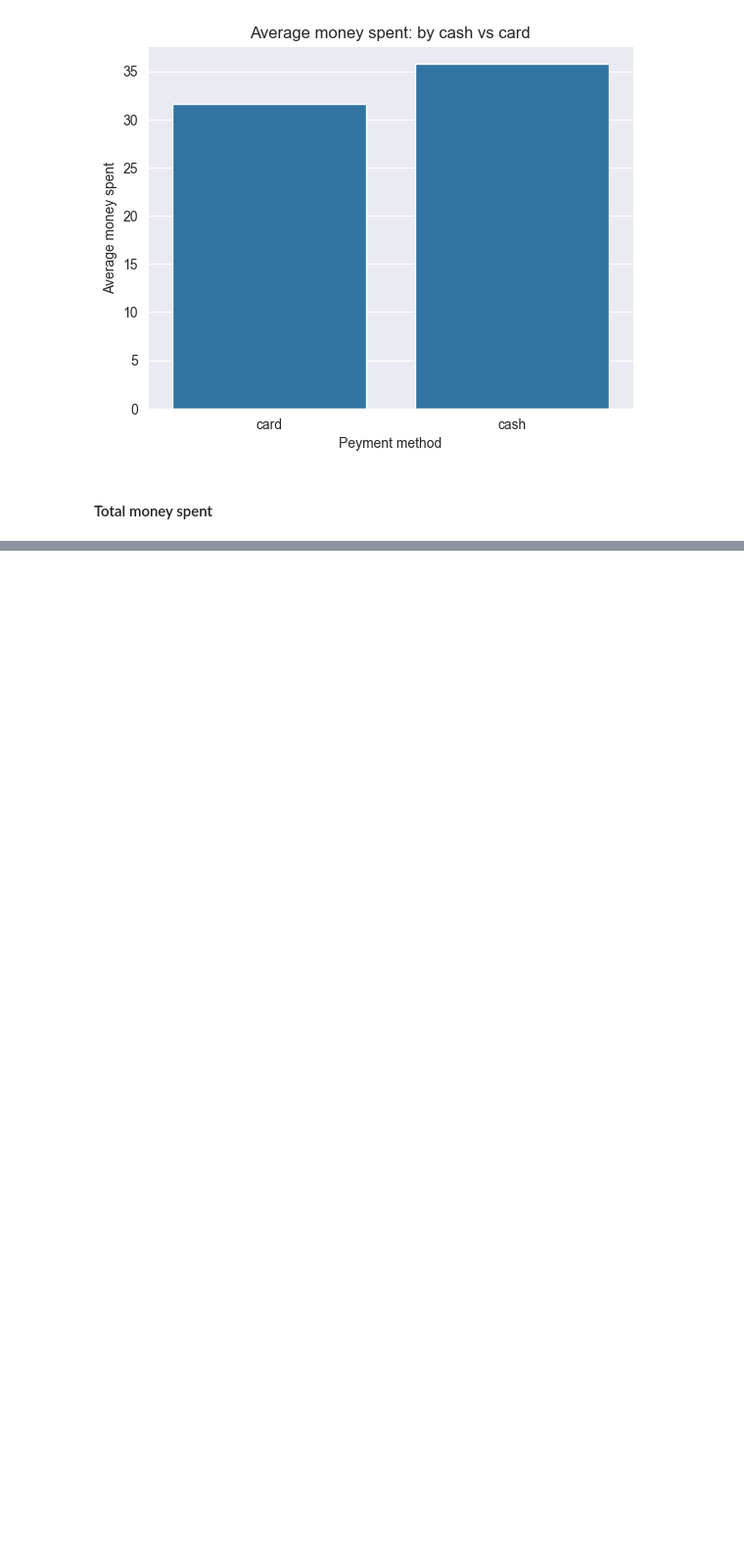
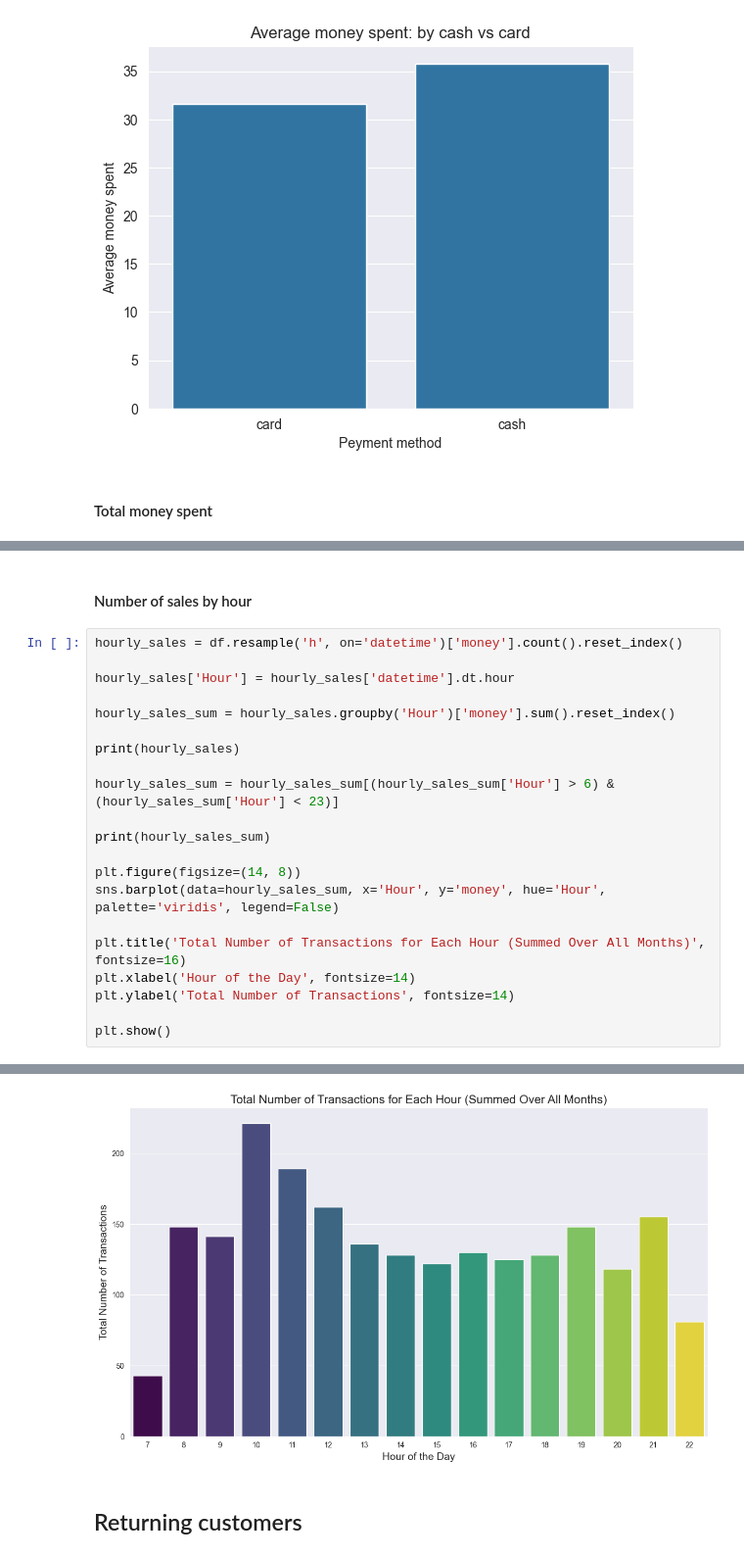
Before and after one commit to olga3553/Sales-analysis, a Jupyter notebook: Coffee_Sales/Coffee_Sales.ipynb, the cells around one changed output, grey strips where cells are left out. Shown: that part at 98% size. Cells and saved outputs as stored; diff of their text form; blank space fills up the shorter version.

```diff
--- a/Coffee_Sales/Coffee_Sales.ipynb
+++ b/Coffee_Sales/Coffee_Sales.ipynb
@@ -112,0 +152,24 @@ plt.show()
+# %% [markdown]
+#### Number of sales by hour
+# %%
+hourly_sales = df.resample('h', on='datetime')['money'].count().reset_index()
+
+hourly_sales['Hour'] = hourly_sales['datetime'].dt.hour
+
+hourly_sales_sum = hourly_sales.groupby('Hour')['money'].sum().reset_index()
+
+print(hourly_sales)
+
+hourly_sales_sum = hourly_sales_sum[(hourly_sales_sum['Hour'] > 6) & (hourly_sales_sum['Hour'] < 23)]
+
+print(hourly_sales_sum)
+
+plt.figure(figsize=(14, 8))
+sns.barplot(data=hourly_sales_sum, x='Hour', y='money', hue='Hour', palette='viridis', legend=False)
+
+plt.title('Total Number of Transactions for Each Hour (Summed Over All Months)', fontsize=16)
+plt.xlabel('Hour of the Day', fontsize=14)
+plt.ylabel('Total Number of Transactions', fontsize=14)
+
+plt.show()
+# %% [output]
@@ -112,0 +193,3 @@ plt.show()
+[figure, added]
+# %% [markdown]
+## Returning customers
```
Also changed, not shown: parts of 9 cells of this notebook, 1 other file.
